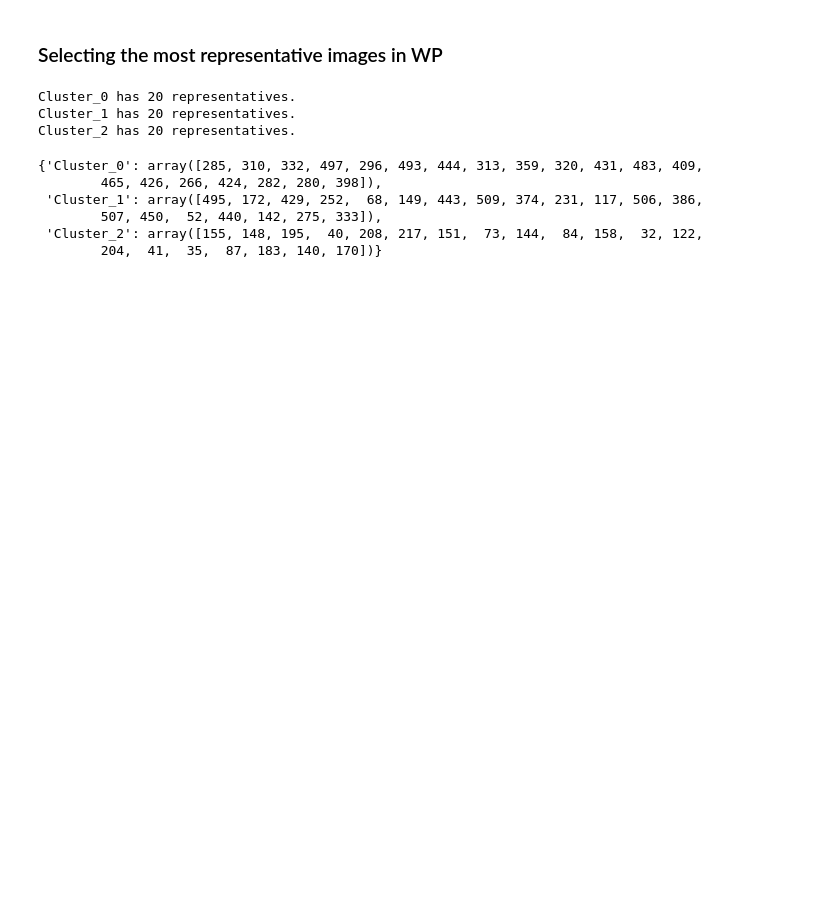
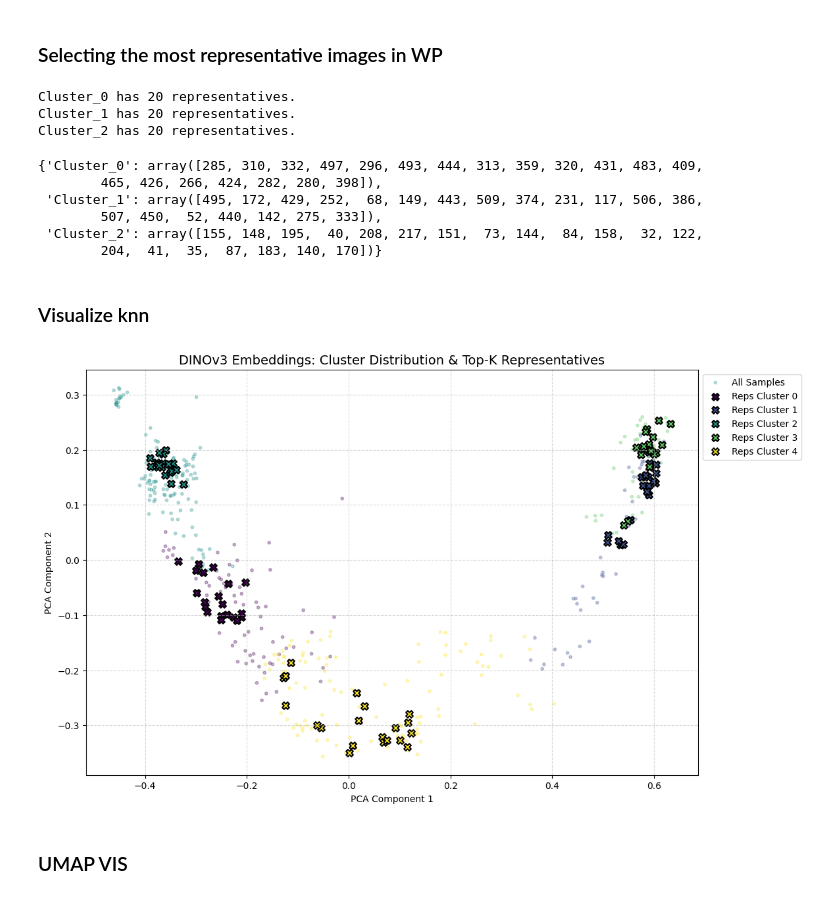
Before and after one commit to emanuel-gf/Dugongs_IRISA-MARBEC-LIRMM, a Jupyter notebook: chapter1_exploring/presentation/presen23-03.ipynb, the cells around one changed output. Cells and saved outputs as stored; diff of their text form; code cells hidden in the pictures; blank space fills up the shorter version.

Commit message:
-- compute uniqueness -- try visualize and cluster by KNN. perhaps should try dbscan next time

```diff
--- a/chapter1_exploring/presentation/presen23-03.ipynb
+++ b/chapter1_exploring/presentation/presen23-03.ipynb
@@ -274,3 +276,59 @@ results
         507, 450,  52, 440, 142, 275, 333]),
  'Cluster_2': array([155, 148, 195,  40, 208, 217, 151,  73, 144,  84, 158,  32, 122,
         204,  41,  35,  87, 183, 140, 170])}
+# %% [markdown]
+### Visualize knn
+# %%
+import matplotlib.pyplot as plt
+from sklearn.decomposition import PCA
+
+def visualize_clusters_and_representatives(embeddings, representative_dict, n_clusters):
+    # 1. Reduce to 2D for plotting
+    # We use the raw-ish embeddings here to let the 2D projection find the best visual layout
+    pca_2d = PCA(n_components=2)
+    coords_2d = pca_2d.fit_transform(embeddings)
+
+    plt.figure(figsize=(12, 8))
+
+    # 2. Re-calculate labels for coloring background points
+    # (Or pass them from your previous function)
+    scaler = StandardScaler()
+    reduced_50d = PCA(n_components=50).fit_transform(scaler.fit_transform(embeddings))
+    kmeans = KMeans(n_clusters=n_clusters,
+                     init='k-means++',
+                    random_state=24).fit(reduced_50d)
+    labels = kmeans.labels_
+
+    # 3. Plot all points (the "background")
+    scatter = plt.scatter(coords_2d[:, 0], coords_2d[:, 1],
+                         c=labels, cmap='viridis', s=10, alpha=0.3, label='All Samples')
+
+    # 4. Highlight the Top-K representatives for each cluster
+    colors = plt.cm.viridis(np.linspace(0, 1, n_clusters))
+
+    for i in range(n_clusters):
+        rep_indices = representative_dict[f"Cluster_{i}"]
+        rep_coords = coords_2d[rep_indices]
+
+        plt.scatter(rep_coords[:, 0], rep_coords[:, 1],
+                    edgecolor='black', linewidth=1.5, s=60,
+                    color=colors[i], marker='X', label=f'Reps Cluster {i}')
+
+    plt.title(f"DINOv3 Embeddings: Cluster Distribution & Top-K Representatives", fontsize=14)
+    plt.xlabel("PCA Component 1")
+    plt.ylabel("PCA Component 2")
+    # Clean up legend (too many points make it messy)
+    handles, labels = plt.gca().get_legend_handles_labels()
+    by_label = dict(zip(labels, handles))
+    plt.legend(by_label.values(), by_label.keys(), loc='best', bbox_to_anchor=(1, 1))
+
+    plt.grid(True, linestyle='--', alpha=0.5)
+    plt.show()
+
+# Execution:
+reps = get_top_k_representatives(norm_gam_emb, n_clusters=5, top_k=20)
+visualize_clusters_and_representatives(norm_gam_emb, reps, n_clusters=5)
+# %% [output]
+[figure, added]
+# %% [markdown]
+### UMAP VIS
```
Also changed, not shown: parts of 13 cells of this notebook, 2 other files.
